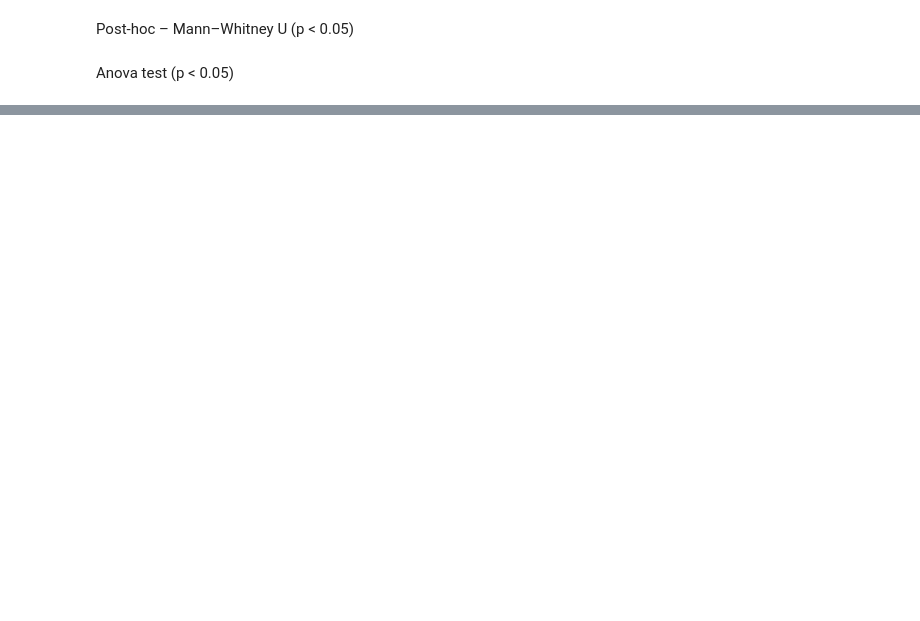
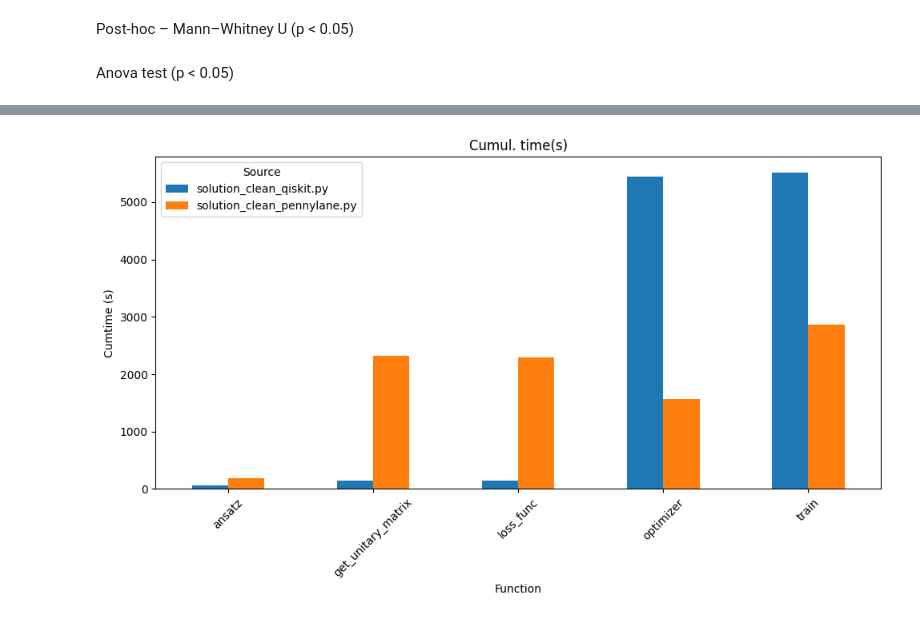
Before and after one commit to Universidad-Cenfotec/VQSVD-Project, a Jupyter notebook: app/algorithms/benchmark_vqsvd.ipynb, the cells around one changed output, grey strips where cells are left out. Saved outputs shown, nothing was run; the diff lists cells and outputs as text; code cells hidden in the pictures; blank space fills up the shorter version.

```diff
--- a/app/algorithms/benchmark_vqsvd.ipynb
+++ b/app/algorithms/benchmark_vqsvd.ipynb
@@ -303,0 +458,44 @@ RAM used p-value:  0.6513077793295895
+# %%
+
+functions = ['train', 'ansatz', 'loss_func', 'get_unitary_matrix', '<lambda>', 'numerical_gradient_parallel']
+
+
+function_rename = {
+    '<lambda>': 'optimizer',
+    'numerical_gradient_parallel': 'optimizer'
+}
+
+
+df_profiles_mod = df_profiles.copy()
+df_profiles_mod['function'] = df_profiles_mod['function'].replace(function_rename)
+
+
+df_cumtime = (
+    df_profiles_mod[df_profiles_mod['function'].isin(
+        ['train', 'ansatz', 'loss_func', 'get_unitary_matrix', 'optimizer']
+    )]
+    .groupby(['function', 'source'], as_index=False)['cumtime']
+    .mean()
+)
+# %%
+import matplotlib.pyplot as plt
+
+
+pivot = df_cumtime.pivot(index='function', columns='source', values='cumtime')
+
+
+pivot = pivot[[col for col in color_dict if col in pivot.columns]]
+
+
+ax = pivot.plot(kind='bar', color=[color_dict.get(col, '#333333') for col in pivot.columns], figsize=(10,6))
+
+plt.ylabel('Cumtime (s)')
+plt.xlabel('Function')
+plt.title('Cumul. time(s)')
+plt.xticks(rotation=45)
+plt.legend(title='Source')
+plt.tight_layout()
+
+plt.show()
+# %% [output]
+[figure, added]
```
Also changed, not shown: parts of 14 cells of this notebook, 8 other files.
